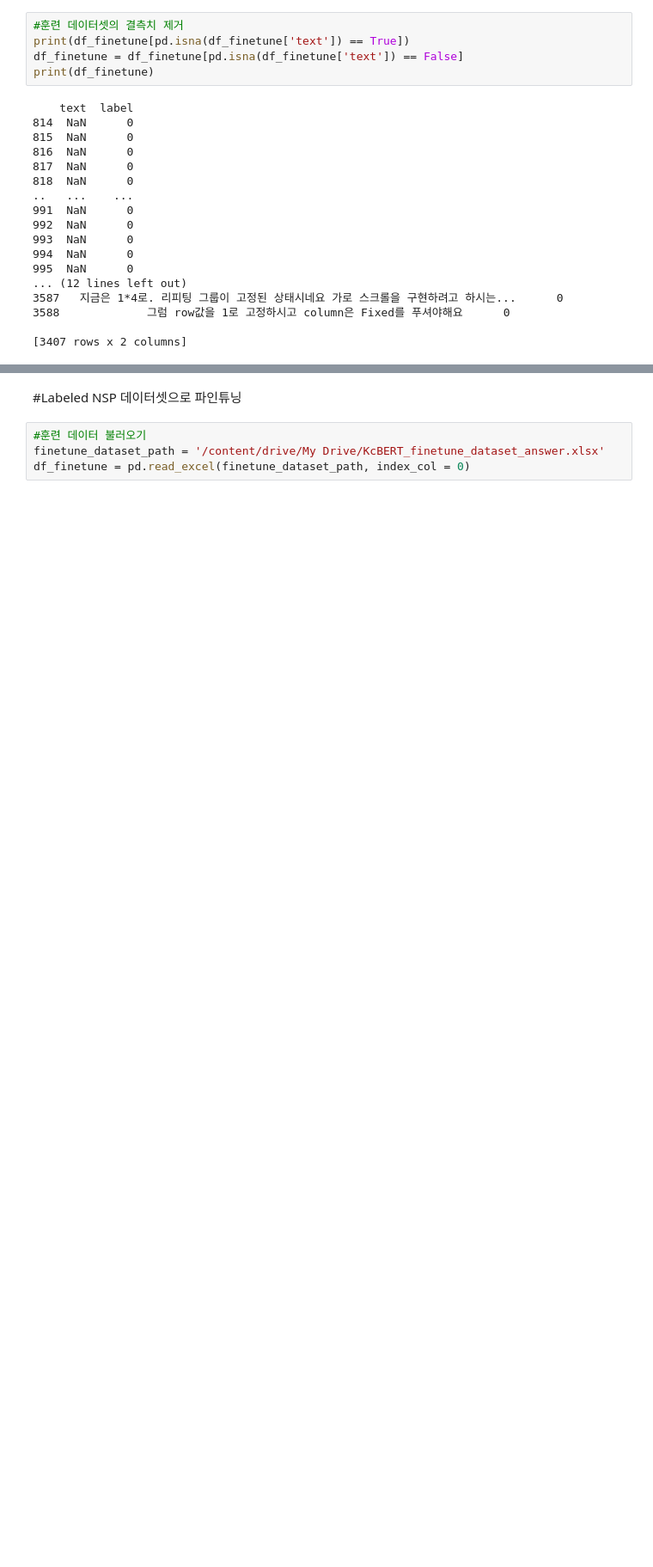
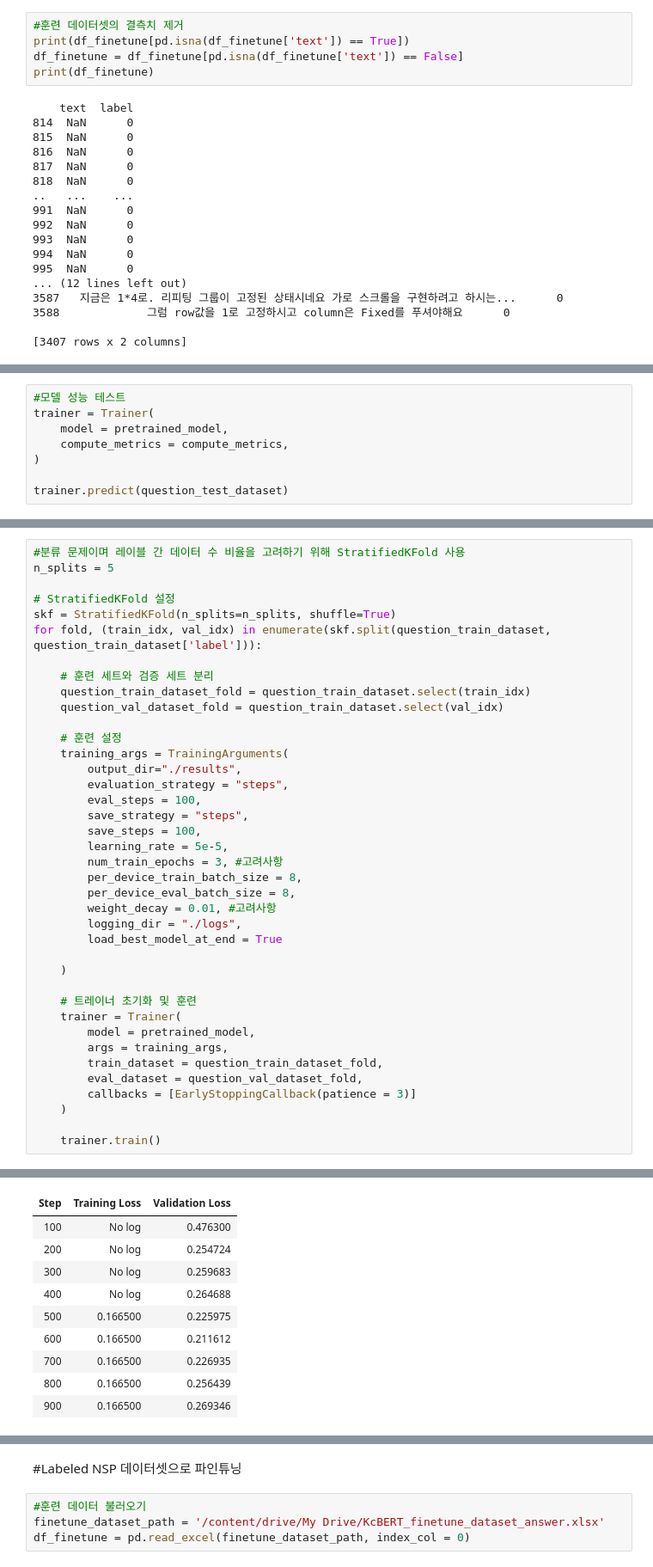
Before and after one commit to Kimhansav/everynocode_search_engine, a Jupyter notebook: latest/BP_train_models.ipynb, the cells around one changed output, grey strips where cells are left out. Shown at 86% size. Cells and saved outputs as stored; diff of their text form; blank space fills up the shorter version.

```diff
--- a/latest/BP_train_models.ipynb
+++ b/latest/BP_train_models.ipynb
@@ -625,0 +663,8 @@ TrainOutput(global_step=500, training_loss=0.3205870056152344, metrics={'train_r
+# %%
+#모델 성능 테스트
+trainer = Trainer(
+    model = pretrained_model,
+    compute_metrics = compute_metrics,
+)
+
+trainer.predict(question_test_dataset)
@@ -637,0 +712,40 @@ pretrained_tokenizer.save_pretrained(save_path)
+# %%
+#분류 문제이며 레이블 간 데이터 수 비율을 고려하기 위해 StratifiedKFold 사용
+n_splits = 5
+
+# StratifiedKFold 설정
+skf = StratifiedKFold(n_splits=n_splits, shuffle=True)
+for fold, (train_idx, val_idx) in enumerate(skf.split(question_train_dataset, question_train_dataset['label'])):
+
+    # 훈련 세트와 검증 세트 분리
+    question_train_dataset_fold = question_train_dataset.select(train_idx)
+    question_val_dataset_fold = question_train_dataset.select(val_idx)
+
+    # 훈련 설정
+    training_args = TrainingArguments(
+        output_dir="./results",
+        evaluation_strategy = "steps",
+        eval_steps = 100,
+        save_strategy = "steps",
+        save_steps = 100,
+        learning_rate = 5e-5,
+        num_train_epochs = 3, #고려사항
+        per_device_train_batch_size = 8,
+        per_device_eval_batch_size = 8,
+        weight_decay = 0.01, #고려사항
+        logging_dir = "./logs",
+        load_best_model_at_end = True
+
+    )
+
+    # 트레이너 초기화 및 훈련
+    trainer = Trainer(
+        model = pretrained_model,
+        args = training_args,
+        train_dataset = question_train_dataset_fold,
+        eval_dataset = question_val_dataset_fold,
+        callbacks = [EarlyStoppingCallback(patience = 3)]
+    )
+
+    trainer.train()
+# %% [output]
@@ -637,0 +767,10 @@ pretrained_tokenizer.save_pretrained(save_path)
+| Step | Training Loss | Validation Loss |
+| 100 | No log | 0.476300 |
+| 200 | No log | 0.254724 |
+| 300 | No log | 0.259683 |
+| 400 | No log | 0.264688 |
+| 500 | 0.166500 | 0.225975 |
+| 600 | 0.166500 | 0.211612 |
+| 700 | 0.166500 | 0.226935 |
+| 800 | 0.166500 | 0.256439 |
+| 900 | 0.166500 | 0.269346 |
```
Also changed, not shown: parts of 50 cells of this notebook.
